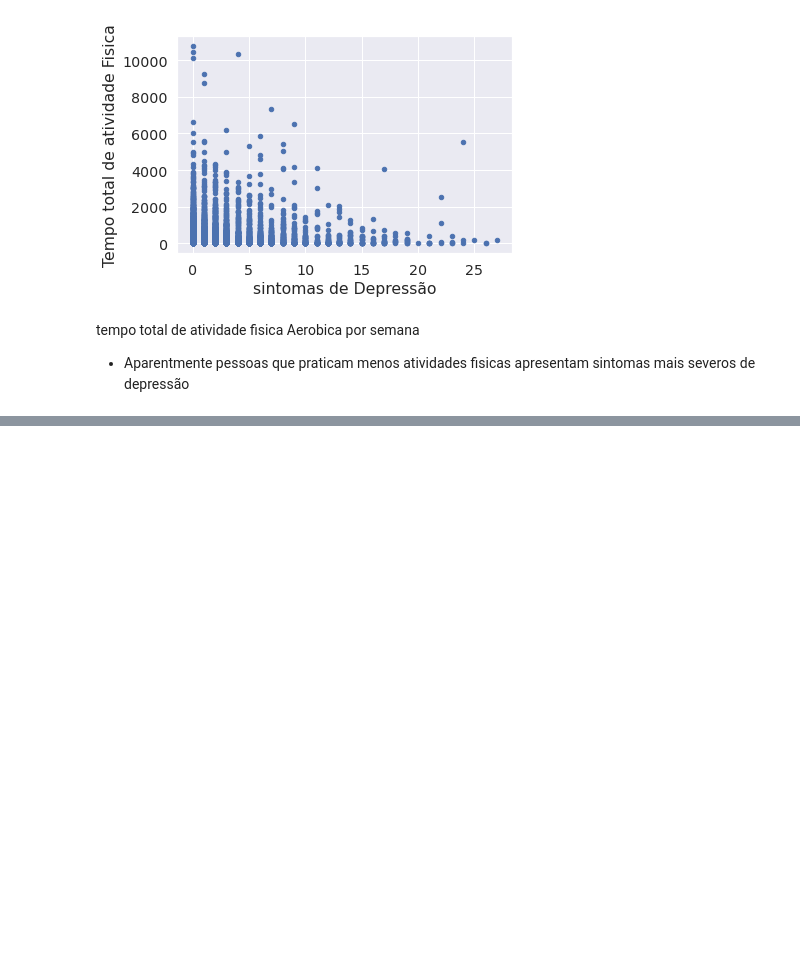
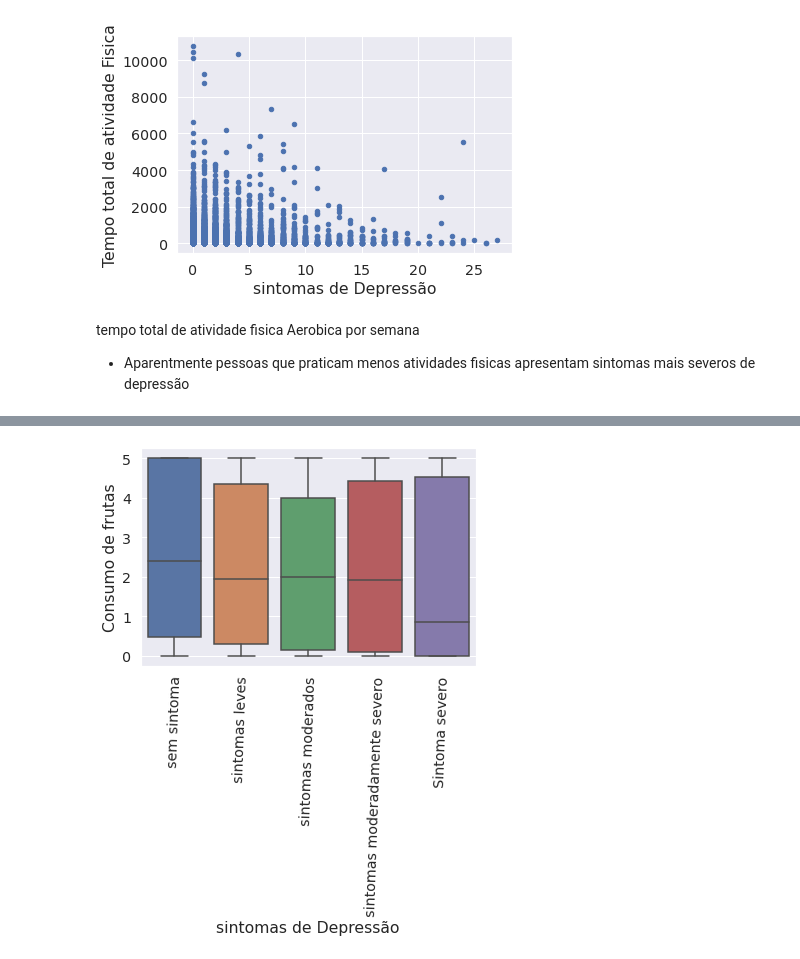
Before and after one commit to DionesGouvea/data-science-toolbox, a Jupyter notebook: Desafio_de_Inferência.ipynb, the cells around one changed output, grey strips where cells are left out. Cells and saved outputs as stored; diff of their text form; code cells hidden in the pictures; blank space fills up the shorter version.

```diff
--- a/Desafio_de_Inferência.ipynb
+++ b/Desafio_de_Inferência.ipynb
@@ -336,0 +356,13 @@ tempo total de atividade fisica Aerobica por semana
+# %%
+#visualizando a correlação da variavel Numero total de frutas consumidas com sintomas de depressão
+sns.boxplot(
+    data=df, # Dataframe utilizado
+    x='phq_grp', # Variável no eixo x
+    y='HEI2015C3_TOTALFRUIT' # Variável no eixo y
+)
+plt.xlabel('sintomas de Depressão')
+plt.ylabel('Consumo de frutas')
+plt.xticks(rotation = 88)
+plt.show()
+# %% [output]
+[figure, added]
```
Also changed, not shown: parts of 6 cells of this notebook.
